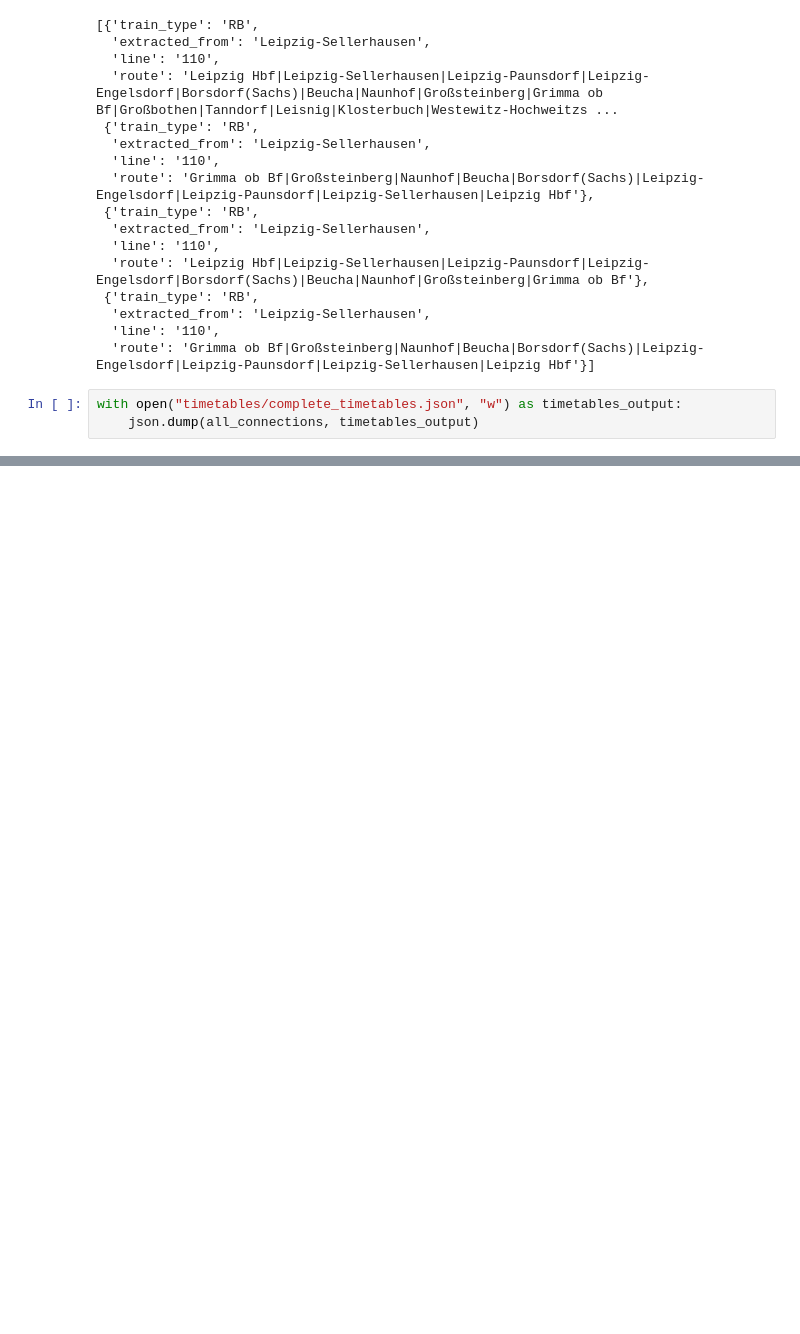
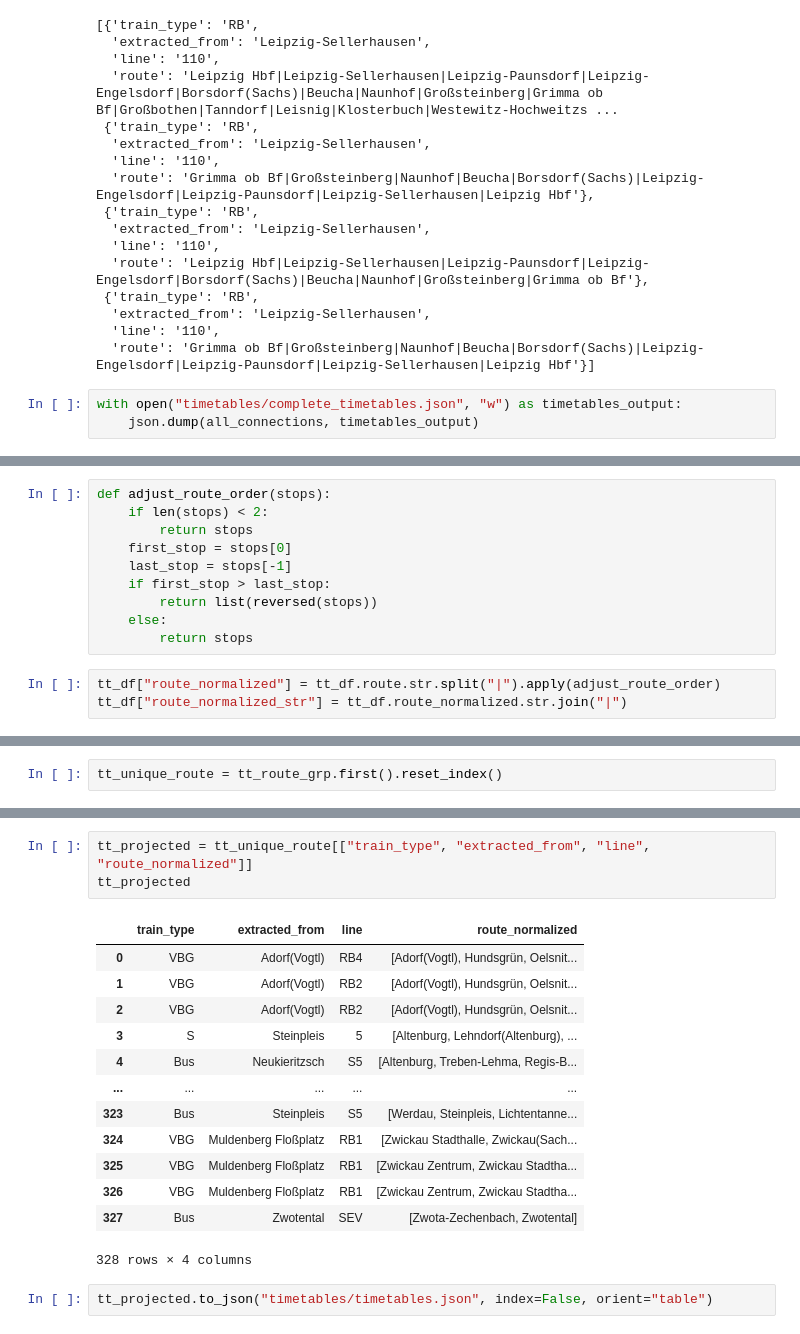
Before and after one commit to rbergm/git-seminar, a Jupyter notebook: src/main/python/Bahn API to rail network conversion.ipynb, the cells around one changed output, grey strips where cells are left out. Drawn from its saved outputs; the diff is of its cells as text; blank space fills up the shorter version.

```diff
--- a/src/main/python/Bahn API to rail network conversion.ipynb
+++ b/src/main/python/Bahn API to rail network conversion.ipynb
@@ -432,0 +475,13 @@ with open("timetables/complete_timetables.json", "w") as timetables_output:
+# %%
+def adjust_route_order(stops):
+    if len(stops) < 2:
+        return stops
+    first_stop = stops[0]
+    last_stop = stops[-1]
+    if first_stop > last_stop:
+        return list(reversed(stops))
+    else:
+        return stops
+# %%
+tt_df["route_normalized"] = tt_df.route.str.split("|").apply(adjust_route_order)
+tt_df["route_normalized_str"] = tt_df.route_normalized.str.join("|")
@@ -432,0 +493,2 @@ with open("timetables/complete_timetables.json", "w") as timetables_output:
+# %%
+tt_unique_route = tt_route_grp.first().reset_index()
@@ -432,0 +509,19 @@ with open("timetables/complete_timetables.json", "w") as timetables_output:
+# %%
+tt_projected = tt_unique_route[["train_type", "extracted_from", "line", "route_normalized"]]
+tt_projected
+# %% [output]
+|  | train_type | extracted_from | line | route_normalized |
+| 0 | VBG | Adorf(Vogtl) | RB4 | [Adorf(Vogtl), Hundsgrün, Oelsnit... |
+| 1 | VBG | Adorf(Vogtl) | RB2 | [Adorf(Vogtl), Hundsgrün, Oelsnit... |
+| 2 | VBG | Adorf(Vogtl) | RB2 | [Adorf(Vogtl), Hundsgrün, Oelsnit... |
+| 3 | S | Steinpleis | 5 | [Altenburg, Lehndorf(Altenburg), ... |
+| 4 | Bus | Neukieritzsch | S5 | [Altenburg, Treben-Lehma, Regis-B... |
+| ... | ... | ... | ... | ... |
+| 323 | Bus | Steinpleis | S5 | [Werdau, Steinpleis, Lichtentanne... |
+| 324 | VBG | Muldenberg Floßplatz | RB1 | [Zwickau Stadthalle, Zwickau(Sach... |
+| 325 | VBG | Muldenberg Floßplatz | RB1 | [Zwickau Zentrum, Zwickau Stadtha... |
+| 326 | VBG | Muldenberg Floßplatz | RB1 | [Zwickau Zentrum, Zwickau Stadtha... |
+| 327 | Bus | Zwotental | SEV | [Zwota-Zechenbach, Zwotental] |
+328 rows × 4 columns
+# %%
+tt_projected.to_json("timetables/timetables.json", index=False, orient="table")
```
Also changed, not shown: parts of 7 cells of this notebook, 2 other files.
